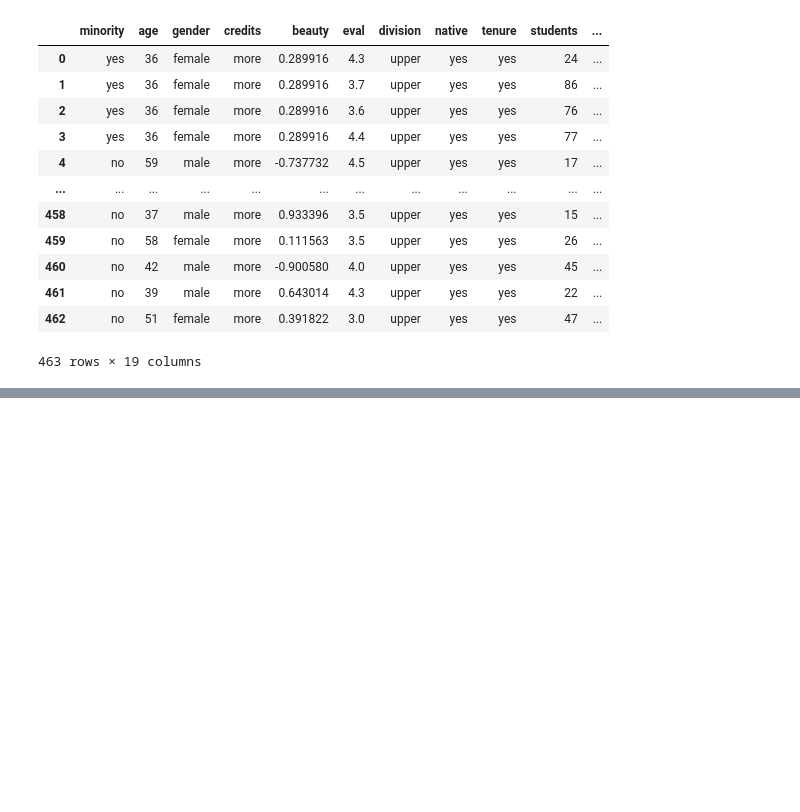
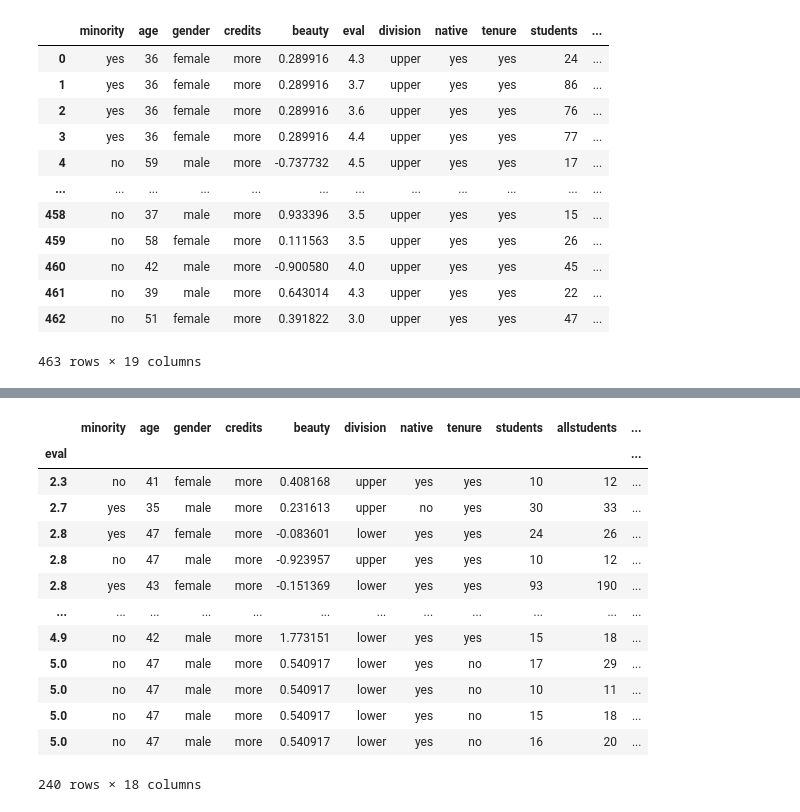
Before and after one commit to Rohangambig/Data_Analyst_Journey, a Jupyter notebook: Python/matplotlib_visualization.ipynb, the cells around one changed output, grey strips where cells are left out. Cells and saved outputs as stored; diff of their text form; code cells hidden in the pictures; blank space fills up the shorter version.

```diff
--- a/Python/matplotlib_visualization.ipynb
+++ b/Python/matplotlib_visualization.ipynb
@@ -81,0 +220,19 @@ non_duplicate
+# %%
+deleted_data = df[ df['age'] < 50 ]
+deleted_data.set_index('eval',inplace=True)
+deleted_data.sort_index()
+# %% [output]
+|  | minority | age | gender | credits | beauty | division | native | tenure | students | allstudents | ... |
+| eval |  |  |  |  |  |  |  |  |  |  | ... |
+| 2.3 | no | 41 | female | more | 0.408168 | upper | yes | yes | 10 | 12 | ... |
+| 2.7 | yes | 35 | male | more | 0.231613 | upper | no | yes | 30 | 33 | ... |
+| 2.8 | yes | 47 | female | more | -0.083601 | lower | yes | yes | 24 | 26 | ... |
+| 2.8 | no | 47 | male | more | -0.923957 | upper | yes | yes | 10 | 12 | ... |
+| 2.8 | yes | 43 | female | more | -0.151369 | lower | yes | yes | 93 | 190 | ... |
+| ... | ... | ... | ... | ... | ... | ... | ... | ... | ... | ... | ... |
+| 4.9 | no | 42 | male | more | 1.773151 | lower | yes | yes | 15 | 18 | ... |
+| 5.0 | no | 47 | male | more | 0.540917 | lower | yes | no | 17 | 29 | ... |
+| 5.0 | no | 47 | male | more | 0.540917 | lower | yes | no | 10 | 11 | ... |
+| 5.0 | no | 47 | male | more | 0.540917 | lower | yes | no | 15 | 18 | ... |
+| 5.0 | no | 47 | male | more | 0.540917 | lower | yes | no | 16 | 20 | ... |
+240 rows × 18 columns
```
Also changed, not shown: parts of 16 cells of this notebook, 1 other file.
